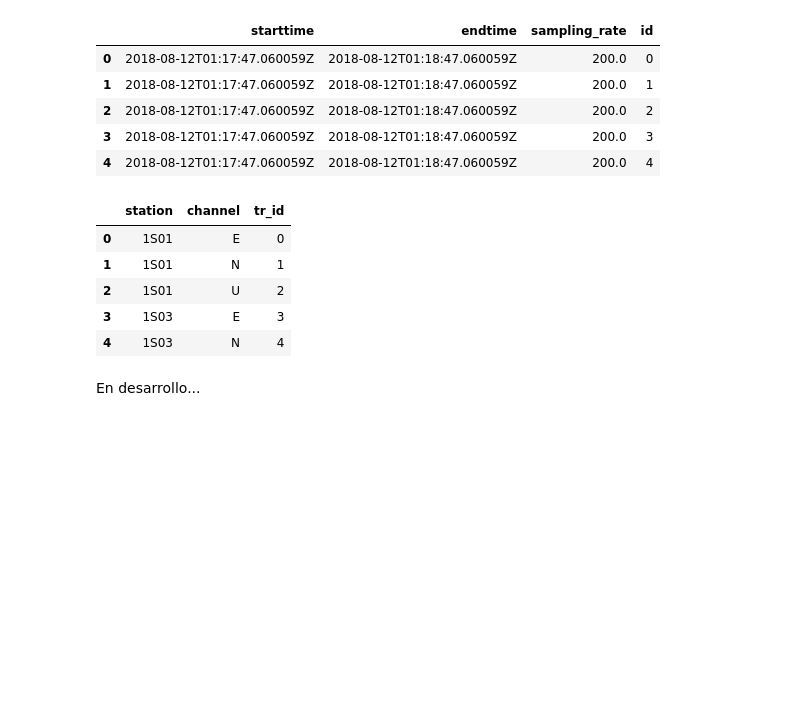
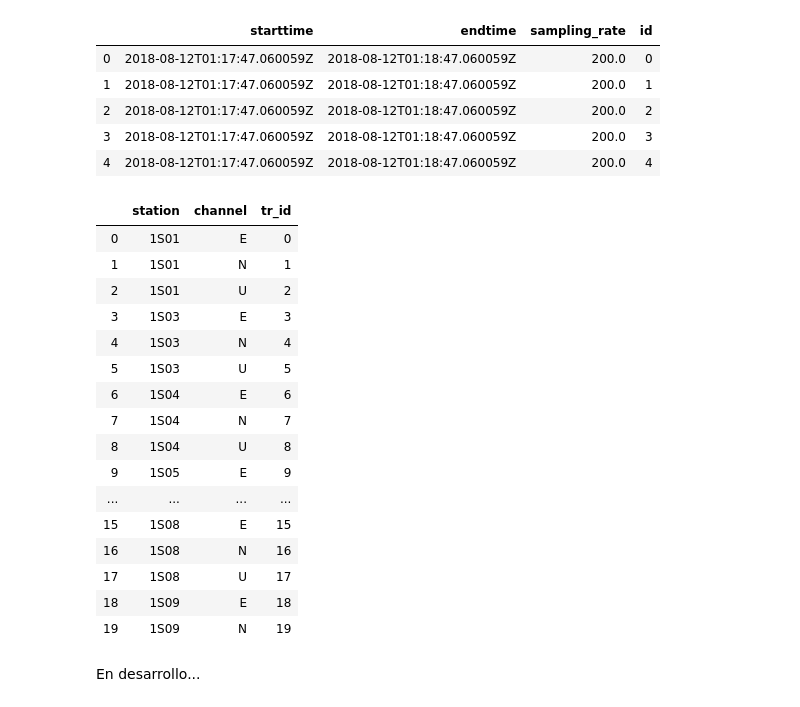
Before and after one commit to CoolingBroski/Mecanismos-Focales-Brecha-Guerrero, a Jupyter notebook: Preprocessing.ipynb, the cells around one changed output. Saved outputs shown, nothing was run; the diff lists cells and outputs as text; code cells hidden in the pictures; blank space fills up the shorter version.

```diff
--- a/Preprocessing.ipynb
+++ b/Preprocessing.ipynb
@@ -130,3 +128,6 @@ tr_df, tr_st = get_tr_meta(directorio_recortado)
+# %%
+directorio_evento = directorio_recortado + datetime_to_dotformat(df_catalog.values[0][0])+'/'
+tr_df, tr_st = get_tr_meta(directorio_evento)
 # %%
 tr_df.head()
 # %% [output]
@@ -137,14 +138,25 @@ tr_df.head()
 | 3 | 2018-08-12T01:17:47.060059Z | 2018-08-12T01:18:47.060059Z | 200.0 | 3 |
 | 4 | 2018-08-12T01:17:47.060059Z | 2018-08-12T01:18:47.060059Z | 200.0 | 4 |
 # %%
-tr_st.head()
+tr_st.head(20)
 # %% [output]
 |  | station | channel | tr_id |
 | 0 | 1S01 | E | 0 |
 | 1 | 1S01 | N | 1 |
 | 2 | 1S01 | U | 2 |
 | 3 | 1S03 | E | 3 |
 | 4 | 1S03 | N | 4 |
+| 5 | 1S03 | U | 5 |
+| 6 | 1S04 | E | 6 |
+| 7 | 1S04 | N | 7 |
+| 8 | 1S04 | U | 8 |
+| 9 | 1S05 | E | 9 |
+| ... | ... | ... | ... |
+| 15 | 1S08 | E | 15 |
+| 16 | 1S08 | N | 16 |
+| 17 | 1S08 | U | 17 |
+| 18 | 1S09 | E | 18 |
+| 19 | 1S09 | N | 19 |
 # %%
 #station1 = stations_meta.groupby('kstnm').apply(list).reset_index()
 # %%
```
Also changed, not shown: parts of 7 cells of this notebook, 1 other file.
